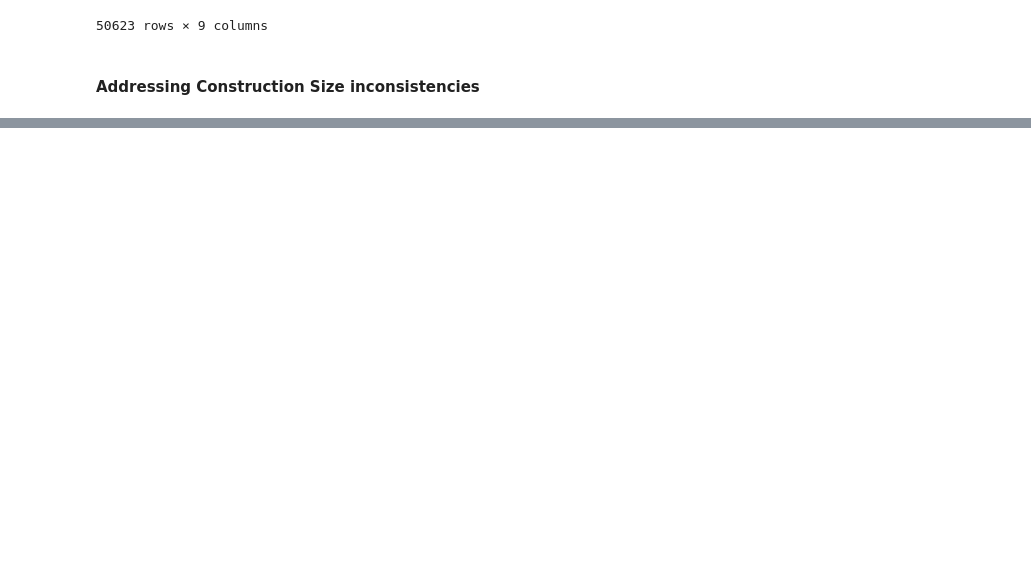
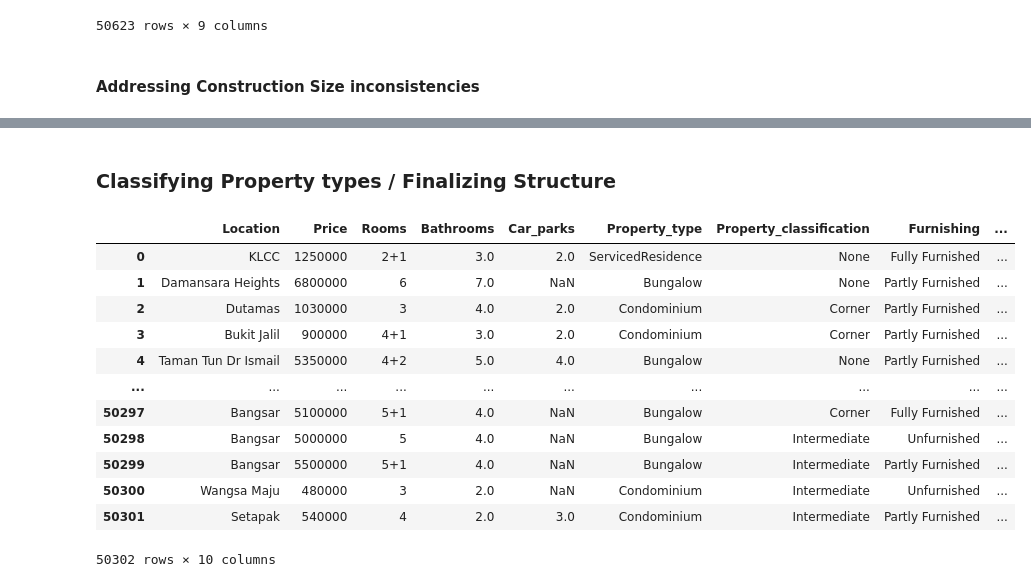
Before and after one commit to AshlanH/eda, a Jupyter notebook: malaysia_property_eda/property_data_cleaning.ipynb, the cells around one changed output, grey strips where cells are left out. Drawn from its saved outputs; the diff is of its cells as text; code cells hidden in the pictures; blank space fills up the shorter version.

Commit message:
finalized data structure

```diff
--- a/malaysia_property_eda/property_data_cleaning.ipynb
+++ b/malaysia_property_eda/property_data_cleaning.ipynb
@@ -185,0 +133,24 @@ modified_df.sort_values(by='Calc', ascending=True).head(500)
+# %%
+def filter(x):
+    if 'sq. ft.' in x:
+        for each in x:
+            if bool(re.search('[^0-9|sq. ft.|x|X|,]', each)):
+                return np.NaN
+        return x
+    else:
+        return np.NaN
+
+def calc_size(x):
+    x = x.replace(',', '').replace('sf', '').replace('sq. ft.', '').replace('xx', '*').replace('X', '*').replace('x', '*')
+    try:
+        return eval(x)
+    except SyntaxError:
+        return np.NaN
+    except ValueError:
+        return np.NaN
+
+filtered_df = modified_df[modified_df.Construction_size.apply(lambda x: filter(x)).notna()].copy()
+filtered_df.Construction_size = filtered_df.Construction_size.apply(lambda x: calc_size(x))
+filtered_df.dropna(subset=['Construction_size'], inplace=True)
+# %% [markdown]
+### Classifying Property types / Finalizing Structure
@@ -185,0 +171,16 @@ modified_df.sort_values(by='Calc', ascending=True).head(500)
+# %%
+df
+# %% [output]
+|  | Location | Price | Rooms | Bathrooms | Car_parks | Property_type | Property_classification | Furnishing | ... |
+| 0 | KLCC | 1250000 | 2+1 | 3.0 | 2.0 | ServicedResidence | None | Fully Furnished | ... |
+| 1 | Damansara Heights | 6800000 | 6 | 7.0 | NaN | Bungalow | None | Partly Furnished | ... |
+| 2 | Dutamas | 1030000 | 3 | 4.0 | 2.0 | Condominium | Corner | Partly Furnished | ... |
+| 3 | Bukit Jalil | 900000 | 4+1 | 3.0 | 2.0 | Condominium | Corner | Partly Furnished | ... |
+| 4 | Taman Tun Dr Ismail | 5350000 | 4+2 | 5.0 | 4.0 | Bungalow | None | Partly Furnished | ... |
+| ... | ... | ... | ... | ... | ... | ... | ... | ... | ... |
+| 50297 | Bangsar | 5100000 | 5+1 | 4.0 | NaN | Bungalow | Corner | Fully Furnished | ... |
+| 50298 | Bangsar | 5000000 | 5 | 4.0 | NaN | Bungalow | Intermediate | Unfurnished | ... |
+| 50299 | Bangsar | 5500000 | 5+1 | 4.0 | NaN | Bungalow | Intermediate | Partly Furnished | ... |
+| 50300 | Wangsa Maju | 480000 | 3 | 2.0 | NaN | Condominium | Intermediate | Unfurnished | ... |
+| 50301 | Setapak | 540000 | 4 | 2.0 | 3.0 | Condominium | Intermediate | Partly Furnished | ... |
+50302 rows × 10 columns
```
Also changed, not shown: parts of 13 cells of this notebook.
